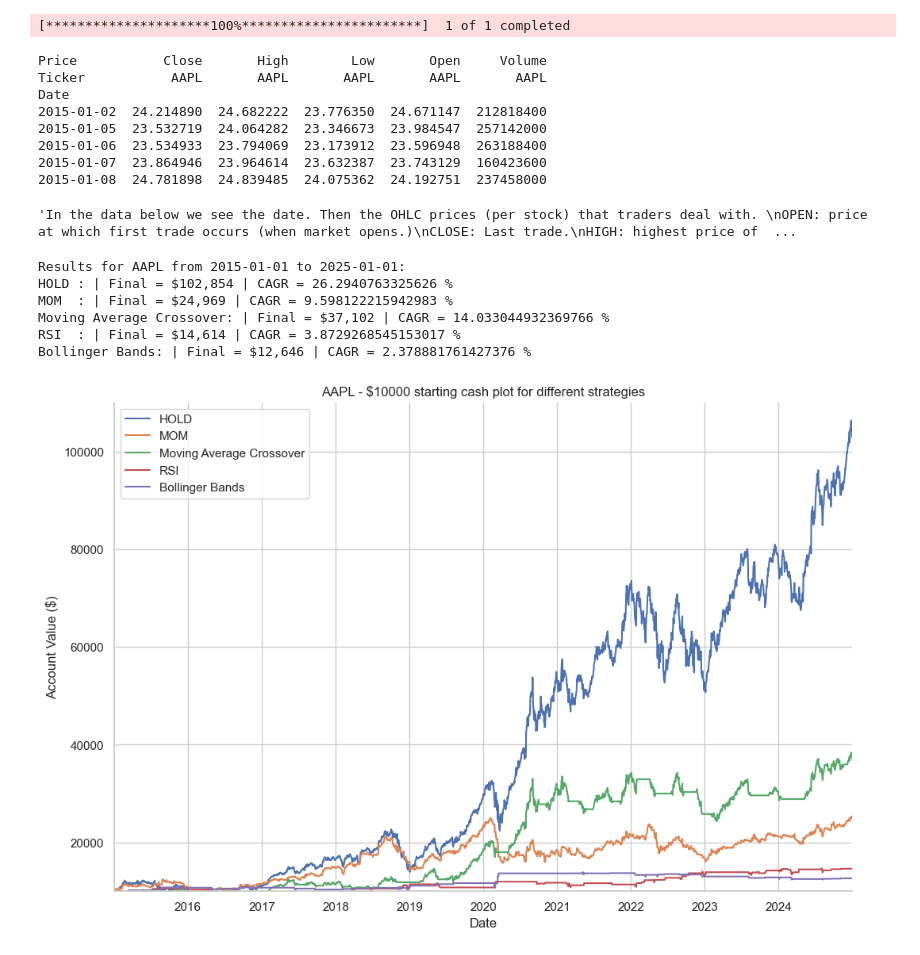
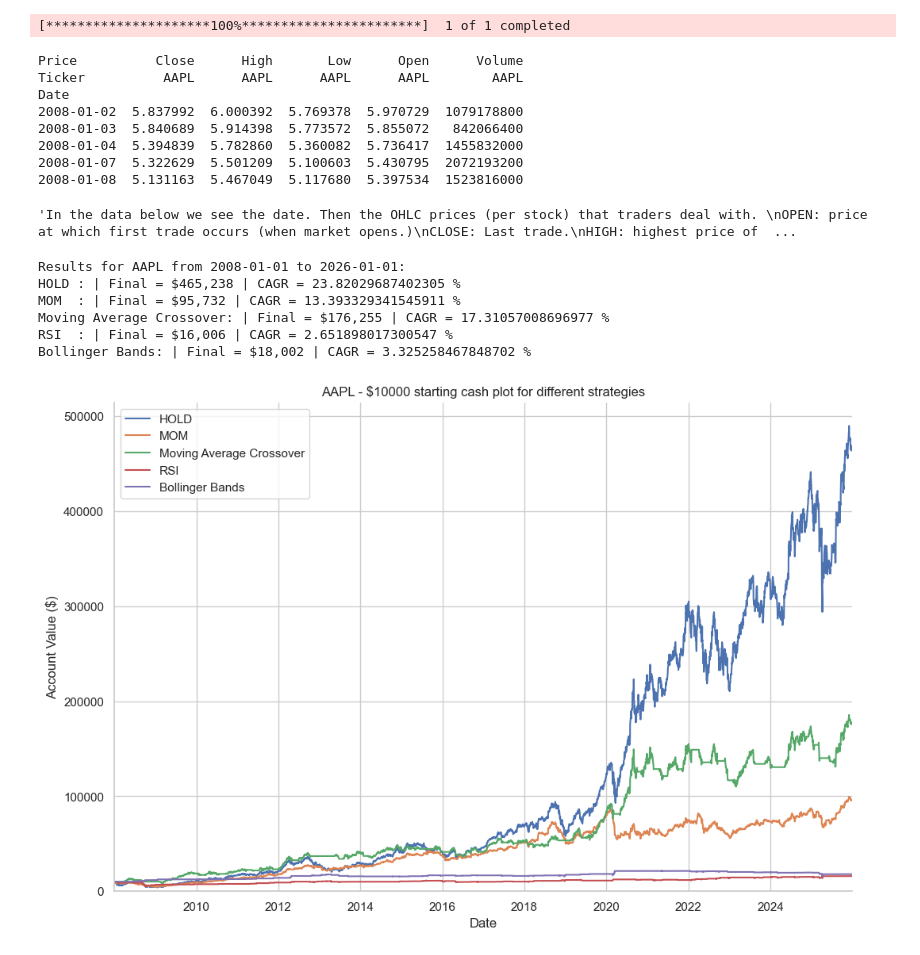
Before and after one commit to AedanBullen1/Trading-Simulation, a Jupyter notebook: trading_strategy_tests.ipynb, the cells around one changed output. Drawn from its saved outputs; the diff is of its cells as text; code cells hidden in the pictures.

```diff
--- a/trading_strategy_tests.ipynb
+++ b/trading_strategy_tests.ipynb
@@ -11,8 +11,8 @@ colours = sns.color_palette("muted")
 sns.set_theme(style='whitegrid')
 # %%
 symbol = "AAPL"
-start_data = "2015-01-01"
-end_data = "2025-01-01"
+start_data = "2008-01-01"
+end_data = "2026-01-01"
 
 starting_cash = 10000
 # %%
@@ -32,14 +32,14 @@ LOW: lowest price of the day
 VOLUME: total numer of shares traded."""
 # %% [output]
 [*********************100%***********************]  1 of 1 completed
-Price           Close       High        Low       Open     Volume
-Ticker           AAPL       AAPL       AAPL       AAPL       AAPL
+Price          Close      High       Low      Open      Volume
+Ticker          AAPL      AAPL      AAPL      AAPL        AAPL
 Date
-2015-01-02  24.214890  24.682222  23.776350  24.671147  212818400
-2015-01-05  23.532719  24.064282  23.346673  23.984547  257142000
-2015-01-06  23.534933  23.794069  23.173912  23.596948  263188400
-2015-01-07  23.864946  23.964614  23.632387  23.743129  160423600
-2015-01-08  24.781898  24.839485  24.075362  24.192751  237458000
+2008-01-02  5.837992  6.000392  5.769378  5.970729  1079178800
+2008-01-03  5.840689  5.914398  5.773572  5.855072   842066400
+2008-01-04  5.394839  5.782860  5.360082  5.736417  1455832000
+2008-01-07  5.322629  5.501209  5.100603  5.430795  2072193200
+2008-01-08  5.131163  5.467049  5.117680  5.397534  1523816000
 'In the data below we see the date. Then the OHLC prices (per stock) that traders deal with. \nOPEN: price at which first trade occurs (when market opens.)\nCLOSE: Last trade.\nHIGH: highest price of  ...
 # %%
 price = raw_data[["Close"]] # gets closing data
@@ -115,26 +115,26 @@ for name, curve in results.items():
 
     print(f"{name:<5}: | Final = ${final_value:,.0f} | CAGR = {cagr * 100} %")
 # %% [output]
-Results for AAPL from 2015-01-01 to 2025-01-01:
-HOLD : | Final = $102,854 | CAGR = 26.2940763325626 %
-MOM  : | Final = $24,969 | CAGR = 9.598122215942983 %
-Moving Average Crossover: | Final = $37,102 | CAGR = 14.033044932369766 %
-RSI  : | Final = $14,614 | CAGR = 3.8729268545153017 %
-Bollinger Bands: | Final = $12,646 | CAGR = 2.378881761427376 %
+Results for AAPL from 2008-01-01 to 2026-01-01:
+HOLD : | Final = $465,238 | CAGR = 23.82029687402305 %
+MOM  : | Final = $95,732 | CAGR = 13.393329341545911 %
+Moving Average Crossover: | Final = $176,255 | CAGR = 17.31057008696977 %
+RSI  : | Final = $16,006 | CAGR = 2.651898017300547 %
+Bollinger Bands: | Final = $18,002 | CAGR = 3.325258467848702 %
 # %%
 plt.figure(figsize=(12, 8))
 
 for name, curve in results.items():
     plt.plot(curve, label=name)
 
 plt.title(f'{symbol} - ${starting_cash} starting cash plot for different strategies')
 plt.xlabel("Date")
 plt.ylabel("Account Value ($)")
 plt.xlim(curve.index[0], curve.index[-1])
-plt.ylim(10000, 110000)
+plt.ylim(0)
 sns.despine()
 plt.legend()
 plt.grid(True)
 plt.show()
 # %% [output]
-[figure, old version]
+[figure, new version]
```
Also changed, not shown: 1 other file.
